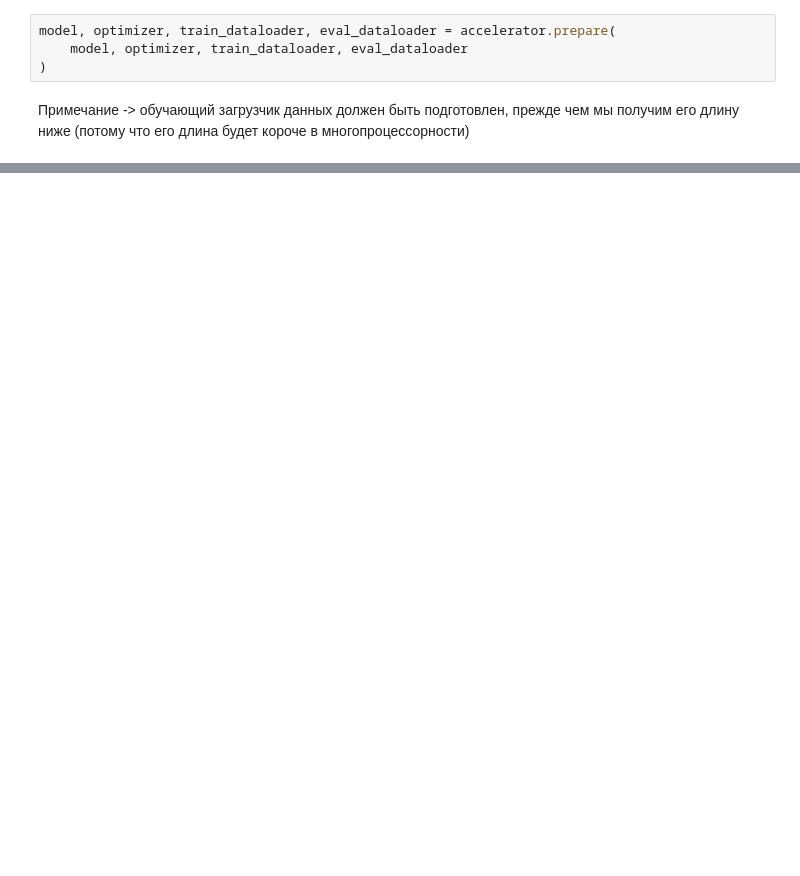
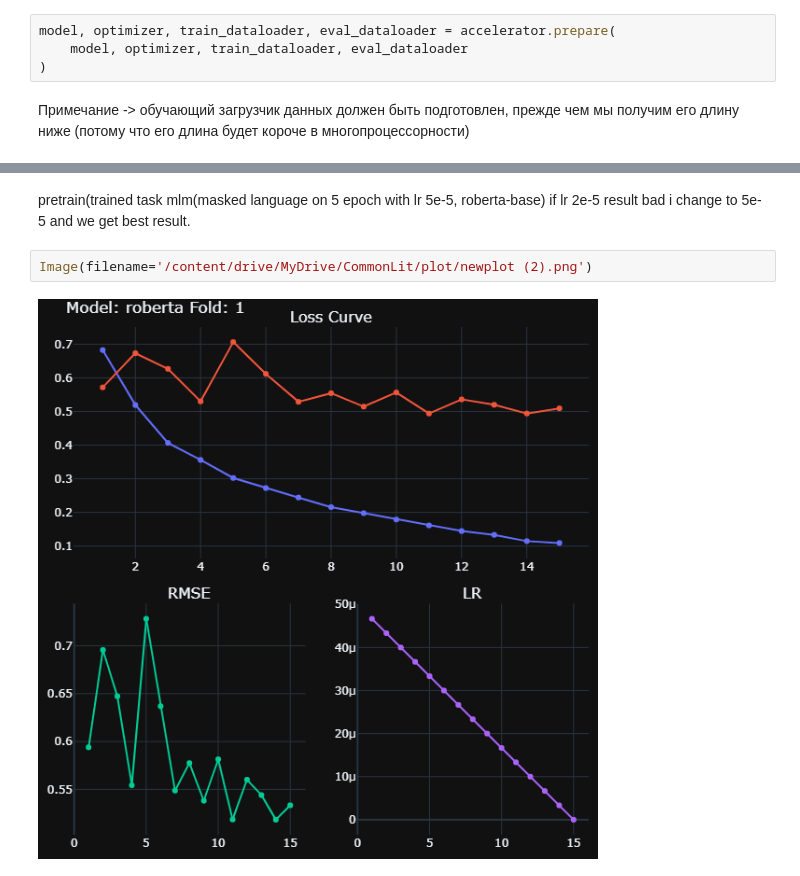
Before and after one commit to beifa/CommonLit, a Jupyter notebook: work_on_error.ipynb, the cells around one changed output, grey strips where cells are left out. Cells and saved outputs as stored; diff of their text form; blank space fills up the shorter version.

Commit message:
add result after pretrain(mlm) model

```diff
--- a/work_on_error.ipynb
+++ b/work_on_error.ipynb
@@ -1718,0 +1745,7 @@ Model weights saved in /content/pytorch_model.bin
+# %% [markdown]
+pretrain(trained task mlm(masked language on 5 epoch with lr 5e-5, roberta-base)
+if lr 2e-5 result bad i change to 5e-5 and we get best result.
+# %%
+Image(filename='/content/drive/MyDrive/CommonLit/plot/newplot (2).png')
+# %% [output]
+[figure, added]
```
Also changed, not shown: parts of 17 cells of this notebook.
